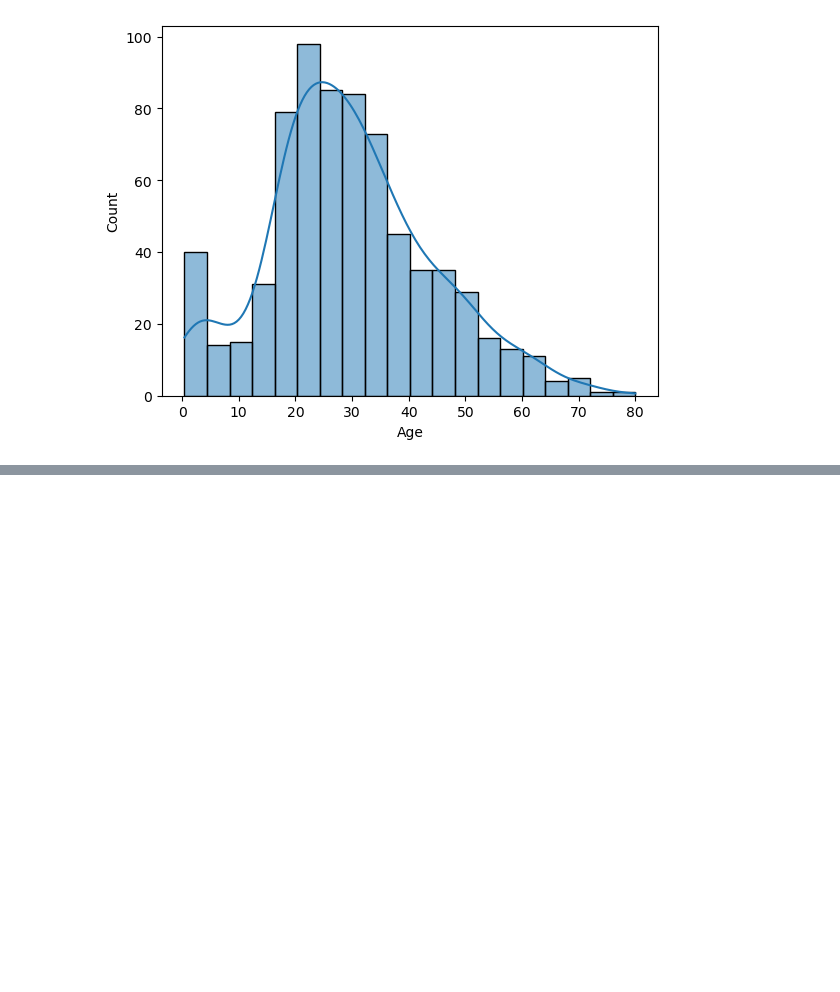
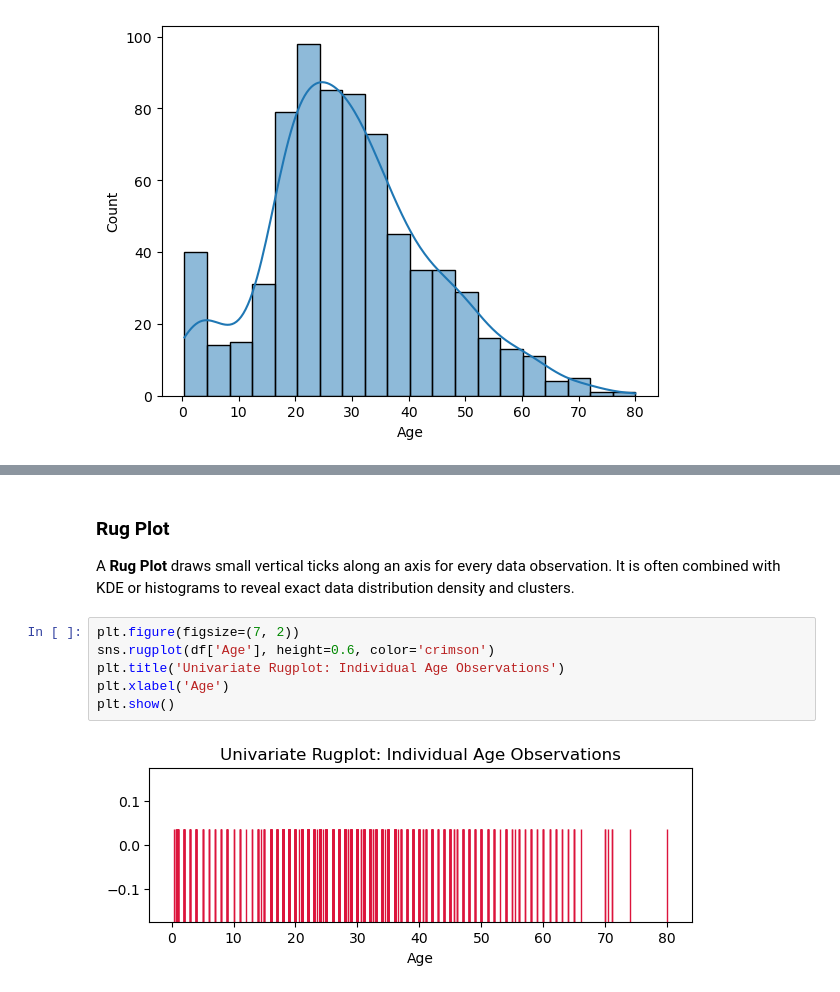
Before and after one commit to tsrinu9997/ml, a Jupyter notebook: eda/univariate-analysis.ipynb, the cells around one changed output, grey strips where cells are left out. Saved outputs shown, nothing was run; the diff lists cells and outputs as text; blank space fills up the shorter version.

```diff
--- a/eda/univariate-analysis.ipynb
+++ b/eda/univariate-analysis.ipynb
@@ -78,0 +111,12 @@ sns.histplot(df['Age'], kde=True)
+# %% [markdown]
+### Rug Plot
+A **Rug Plot** draws small vertical ticks along an axis for every data observation.
+It is often combined with KDE or histograms to reveal exact data distribution density and clusters.
+# %%
+plt.figure(figsize=(7, 2))
+sns.rugplot(df['Age'], height=0.6, color='crimson')
+plt.title('Univariate Rugplot: Individual Age Observations')
+plt.xlabel('Age')
+plt.show()
+# %% [output]
+[figure, added]
```
Also changed, not shown: parts of 45 cells of this notebook, 20 other files.
